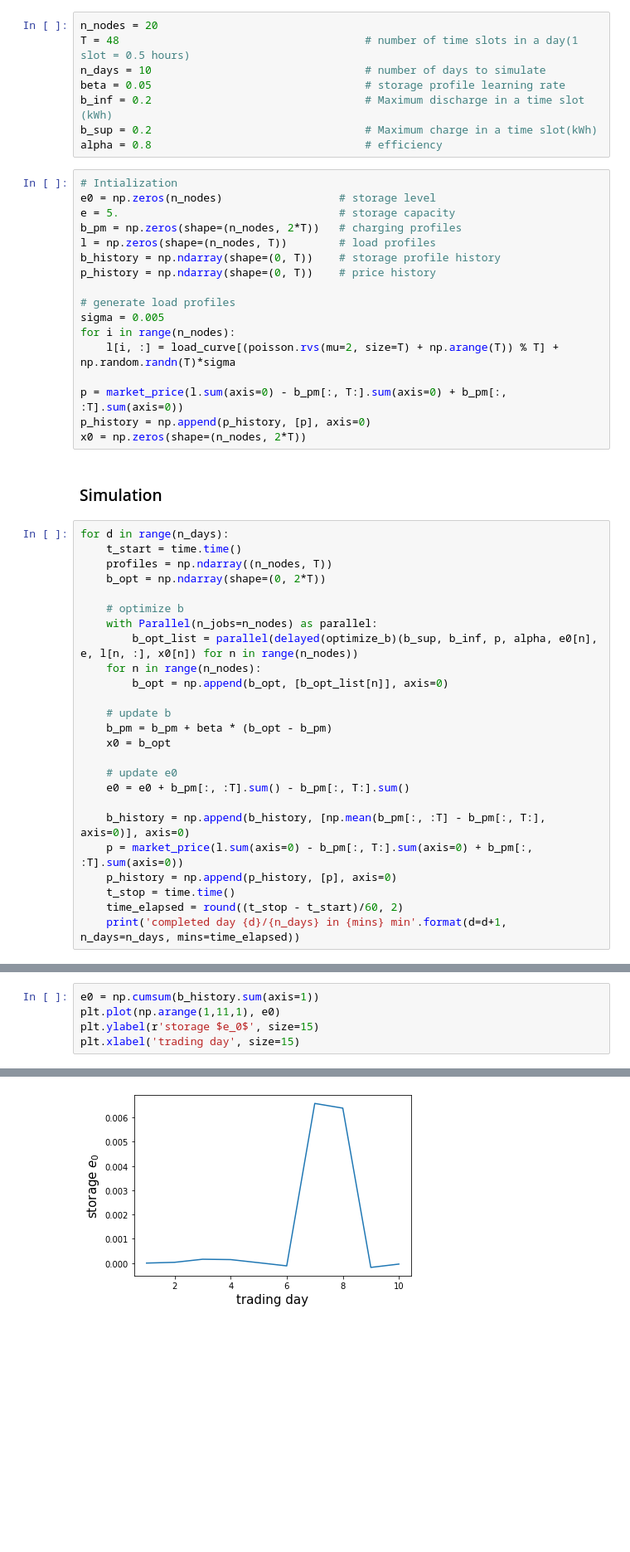
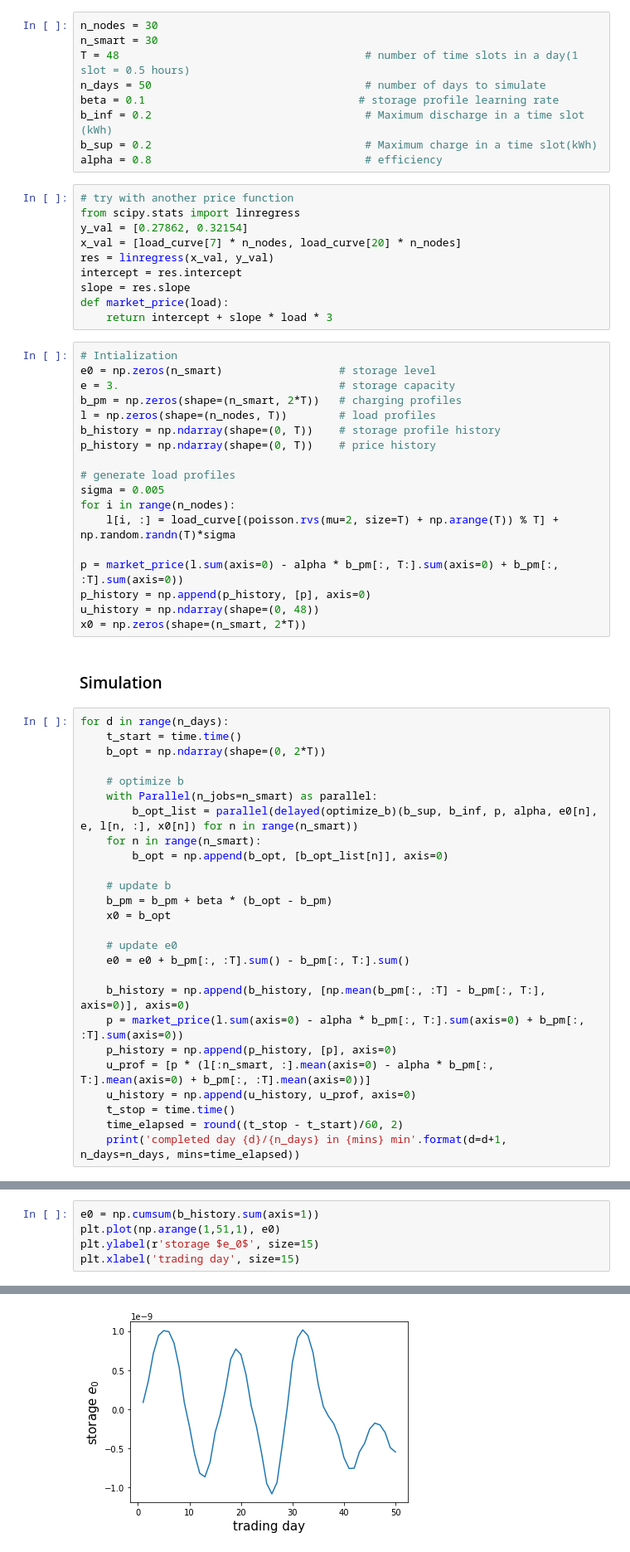
Before and after one commit to rossetl/GT-Smart-Grids, a Jupyter notebook: notebook3.ipynb, the cells around one changed output, grey strips where cells are left out. Shown at 83% size. Saved outputs shown, nothing was run; the diff lists cells and outputs as text; blank space fills up the shorter version.

```diff
--- a/notebook3.ipynb
+++ b/notebook3.ipynb
@@ -125,18 +123,29 @@ def optimize_b(b_sup, b_inf, p, alpha, e0, e, l, x0):
 # %% [markdown]
 ### Parameters
 # %%
-n_nodes = 20
+n_nodes = 30
+n_smart = 30
 T = 48                                      # number of time slots in a day(1 slot = 0.5 hours)
-n_days = 10                                 # number of days to simulate
-beta = 0.05                                 # storage profile learning rate
+n_days = 50                                 # number of days to simulate
+beta = 0.1                                 # storage profile learning rate
 b_inf = 0.2                                 # Maximum discharge in a time slot (kWh)
 b_sup = 0.2                                 # Maximum charge in a time slot(kWh)
 alpha = 0.8                                 # efficiency
+# %%
+# try with another price function
+from scipy.stats import linregress
+y_val = [0.27862, 0.32154]
+x_val = [load_curve[7] * n_nodes, load_curve[20] * n_nodes]
+res = linregress(x_val, y_val)
+intercept = res.intercept
+slope = res.slope
+def market_price(load):
+    return intercept + slope * load * 3
 # %%
 # Intialization
-e0 = np.zeros(n_nodes)                  # storage level
-e = 5.                                  # storage capacity
-b_pm = np.zeros(shape=(n_nodes, 2*T))   # charging profiles
+e0 = np.zeros(n_smart)                  # storage level
+e = 3.                                  # storage capacity
+b_pm = np.zeros(shape=(n_smart, 2*T))   # charging profiles
 l = np.zeros(shape=(n_nodes, T))        # load profiles
 b_history = np.ndarray(shape=(0, T))    # storage profile history
 p_history = np.ndarray(shape=(0, T))    # price history
@@ -146,21 +155,21 @@ sigma = 0.005
 for i in range(n_nodes):
     l[i, :] = load_curve[(poisson.rvs(mu=2, size=T) + np.arange(T)) % T] + np.random.randn(T)*sigma
 
-p = market_price(l.sum(axis=0) - b_pm[:, T:].sum(axis=0) + b_pm[:, :T].sum(axis=0))
+p = market_price(l.sum(axis=0) - alpha * b_pm[:, T:].sum(axis=0) + b_pm[:, :T].sum(axis=0))
 p_history = np.append(p_history, [p], axis=0)
-x0 = np.zeros(shape=(n_nodes, 2*T))
+u_history = np.ndarray(shape=(0, 48))
+x0 = np.zeros(shape=(n_smart, 2*T))
 # %% [markdown]
 ### Simulation
 # %%
 for d in range(n_days):
     t_start = time.time()
-    profiles = np.ndarray((n_nodes, T))
     b_opt = np.ndarray(shape=(0, 2*T))
 
     # optimize b
-    with Parallel(n_jobs=n_nodes) as parallel:
-        b_opt_list = parallel(delayed(optimize_b)(b_sup, b_inf, p, alpha, e0[n], e, l[n, :], x0[n]) for n in range(n_nodes))
-    for n in range(n_nodes):
+    with Parallel(n_jobs=n_smart) as parallel:
+        b_opt_list = parallel(delayed(optimize_b)(b_sup, b_inf, p, alpha, e0[n], e, l[n, :], x0[n]) for n in range(n_smart))
+    for n in range(n_smart):
         b_opt = np.append(b_opt, [b_opt_list[n]], axis=0)
 
     # update b
@@ -171,8 +180,10 @@ for d in range(n_days):
     e0 = e0 + b_pm[:, :T].sum() - b_pm[:, T:].sum()
 
     b_history = np.append(b_history, [np.mean(b_pm[:, :T] - b_pm[:, T:], axis=0)], axis=0)
-    p = market_price(l.sum(axis=0) - b_pm[:, T:].sum(axis=0) + b_pm[:, :T].sum(axis=0))
+    p = market_price(l.sum(axis=0) - alpha * b_pm[:, T:].sum(axis=0) + b_pm[:, :T].sum(axis=0))
     p_history = np.append(p_history, [p], axis=0)
+    u_prof = [p * (l[:n_smart, :].mean(axis=0) - alpha * b_pm[:, T:].mean(axis=0) + b_pm[:, :T].mean(axis=0))]
+    u_history = np.append(u_history, u_prof, axis=0)
     t_stop = time.time()
     time_elapsed = round((t_stop - t_start)/60, 2)
     print('completed day {d}/{n_days} in {mins} min'.format(d=d+1, n_days=n_days, mins=time_elapsed))
@@ -229,8 +254,8 @@ fig.suptitle('Changing Market Prices', size=15);
 # %%
 e0 = np.cumsum(b_history.sum(axis=1))
-plt.plot(np.arange(1,11,1), e0)
+plt.plot(np.arange(1,51,1), e0)
 plt.ylabel(r'storage $e_0$', size=15)
 plt.xlabel('trading day', size=15)
 # %% [output]
 Text(0.5, 0, 'trading day')
-[figure, old version]
+[figure, new version]
```
Also changed, not shown: parts of 13 cells of this notebook, 9 other files.
